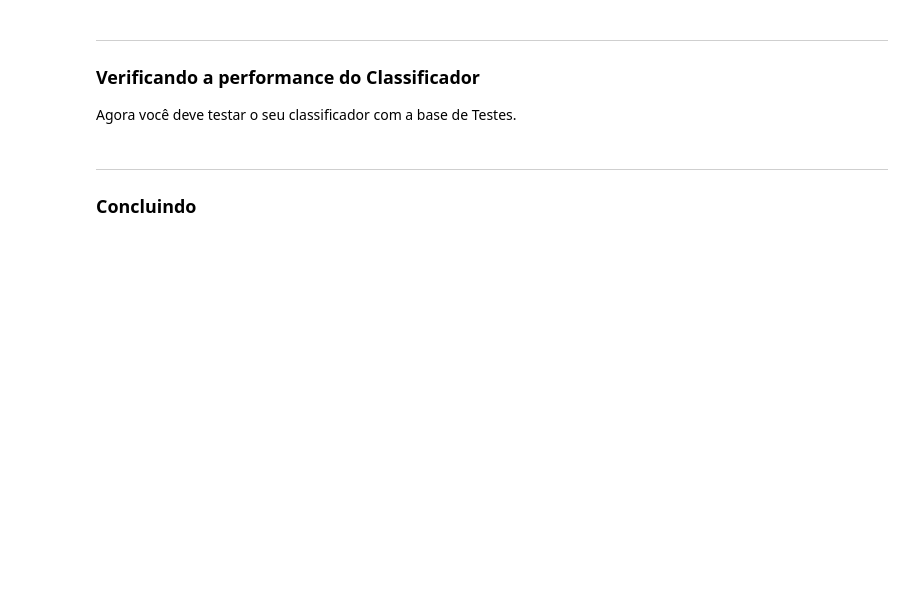
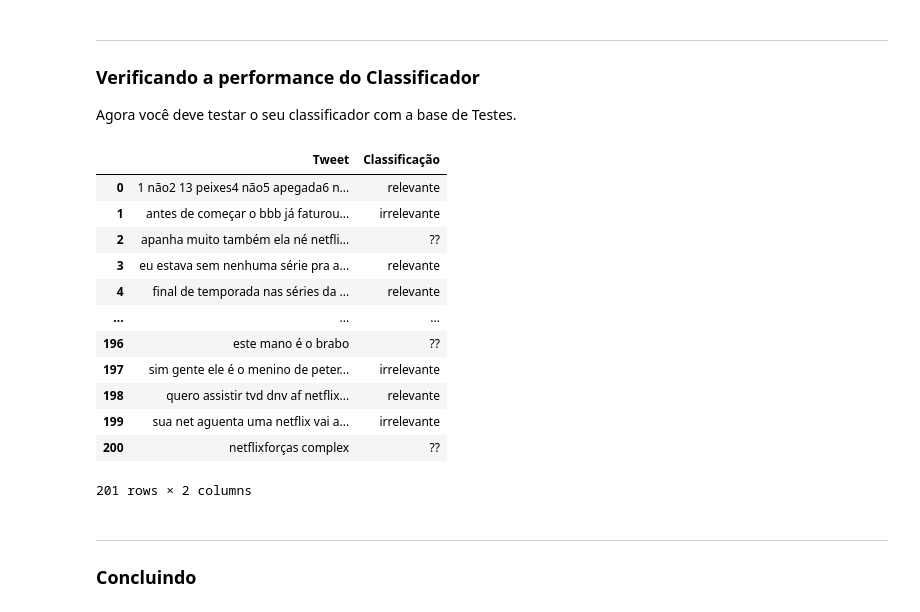
Before and after one commit to carlosfelipe086/cdados-netflix, a Jupyter notebook: Projeto1_Layout_Classificador.ipynb, the cells around one changed output. Drawn from its saved outputs; the diff is of its cells as text; code cells hidden in the pictures; blank space fills up the shorter version.

Commit message:
Adicionado classificador de tweets - Treinado com base de treinamento - Classificação em base de teste não finalizada

```diff
--- a/Projeto1_Layout_Classificador.ipynb
+++ b/Projeto1_Layout_Classificador.ipynb
@@ -62,6 +203,32 @@ ___
 ### Verificando a performance do Classificador
 
 Agora você deve testar o seu classificador com a base de Testes.
+# %%
+totais_teste = test["Teste"]
+
+tweets_teste = cleanup(totais_teste)
+# %%
+resultados = {"Tweet" : [], "Classificação" : []}
+
+for tweet in tweets_teste:
+    resultados["Tweet"].append(tweet)
+    resultados["Classificação"].append(definir_relevancia(tweet))
+
+pd.DataFrame.from_dict(resultados)
+# %% [output]
+|  | Tweet | Classificação |
+| 0 | 1 não2 13 peixes4 não5 apegada6 n... | relevante |
+| 1 | antes de começar o bbb já faturou... | irrelevante |
+| 2 | apanha muito também ela né netfli... | ?? |
+| 3 | eu estava sem nenhuma série pra a... | relevante |
+| 4 | final de temporada nas séries da ... | relevante |
+| ... | ... | ... |
+| 196 | este mano é o brabo | ?? |
+| 197 | sim gente ele é o menino de peter... | irrelevante |
+| 198 | quero assistir tvd dnv af netflix... | relevante |
+| 199 | sua net aguenta uma netflix vai a... | irrelevante |
+| 200 | netflixforças complex | ?? |
+201 rows × 2 columns
 # %% [markdown]
 ___
 ### Concluindo
```
Also changed, not shown: parts of 5 cells of this notebook.
